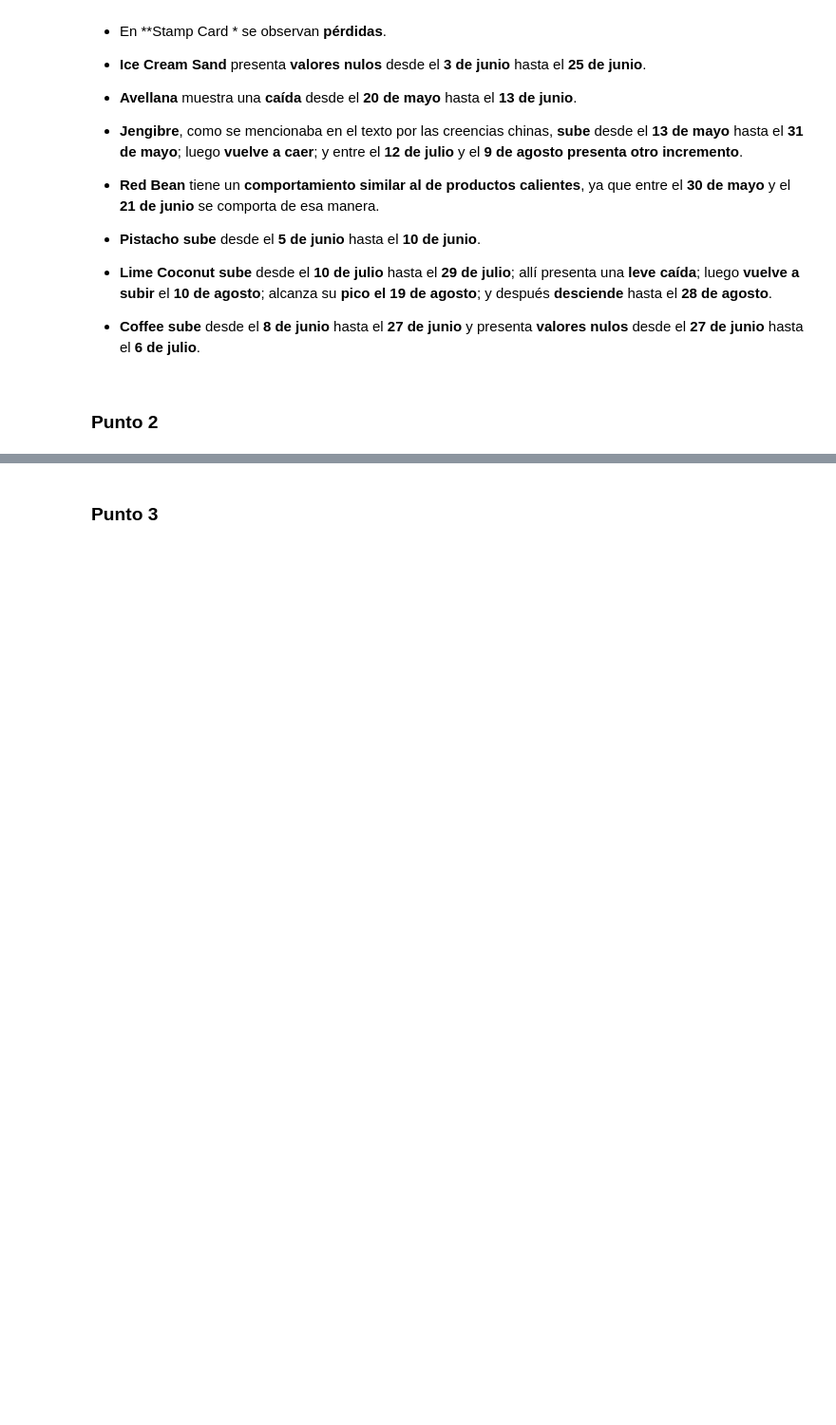
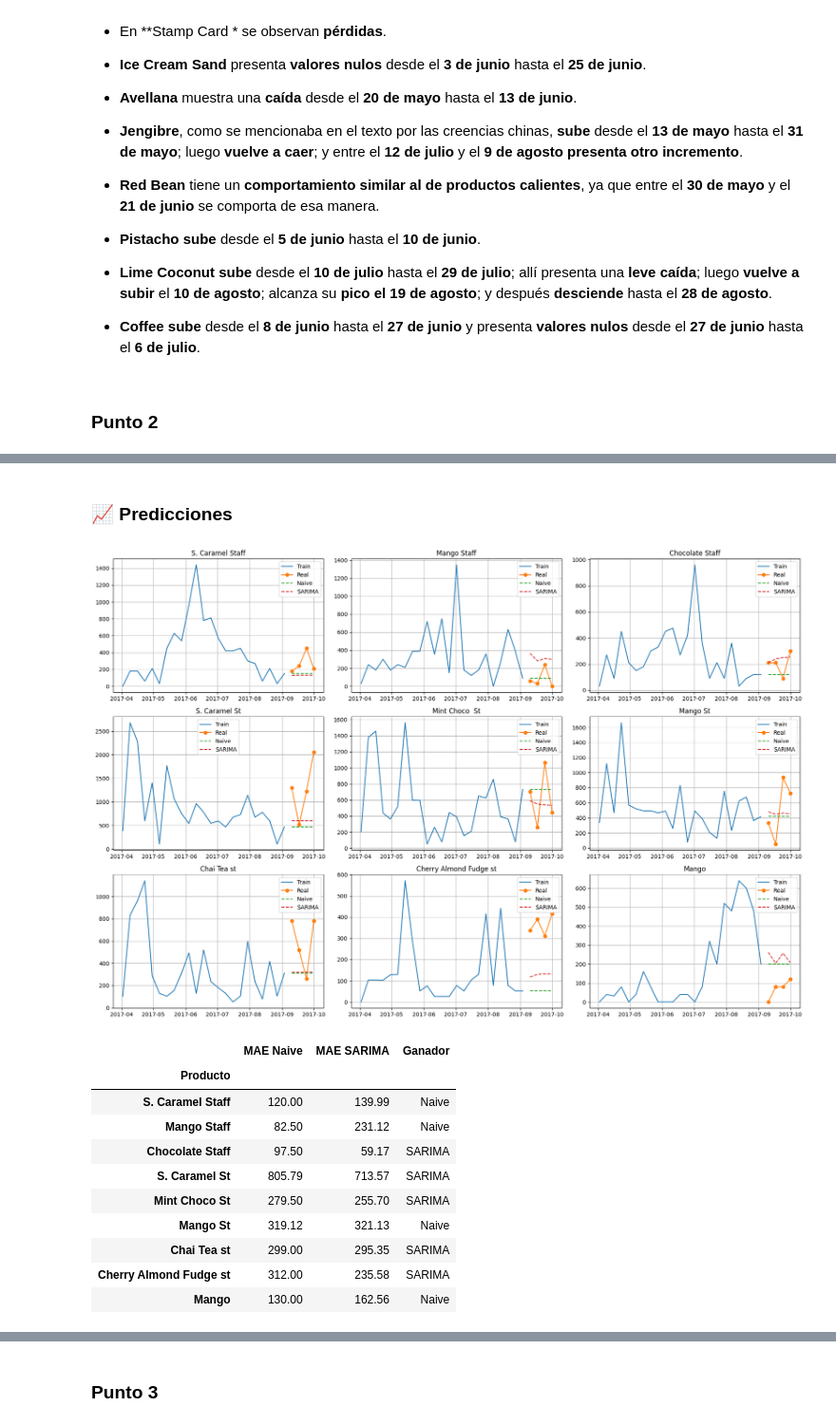
Before and after one commit to Manuel-Carreno/forecasting-parcial, a Jupyter notebook: 02_Parcial_Forecasting_(grupo).ipynb, the cells around one changed output, grey strips where cells are left out. Shown at 95% size. Saved outputs shown, nothing was run; the diff lists cells and outputs as text; code cells hidden in the pictures; blank space fills up the shorter version.

```diff
--- a/02_Parcial_Forecasting_(grupo).ipynb
+++ b/02_Parcial_Forecasting_(grupo).ipynb
@@ -497,0 +614,80 @@ False
+# %% [markdown]
+### 📈 Predicciones
+# %%
+# Primero vamos a probar con el modelo de forecast Naive
+all_products = [p for prods in productos.values() for p in prods]
+naive_forecasts = {}
+
+for p in all_products:
+    last_value = train[p].iloc[-1]
+    pred = [last_value]*len(test)
+
+    naive_forecasts[p] = pd.Series(pred, index=test.index)
+
+
+# Ahora vamos con el modelo de forecast SARIMA
+sarima_forecasts = {}
+
+for p in all_products:
+    try:
+        model = SARIMAX(train[p], order=(1,1,1))
+        results = model.fit(disp=False)
+
+        pred = results.forecast(steps=len(test))
+        pred.index = test.index
+
+        sarima_forecasts[p] = pred
+
+    except:
+        print(f"Error en {p}")
+
+# graficas
+# graficas
+fig, axes = plt.subplots(3, 3, figsize=(18, 12))
+axes = axes.flatten()
+
+for i, p in enumerate(all_products):
+    ax = axes[i]
+
+    ax.plot(train.index, train[p], label='Train')
+    ax.plot(test.index, test[p], label='Real', marker='o')
+
+    ax.plot(test.index, naive_forecasts[p],
+             label='Naive', linestyle='--')
+
+    ax.plot(test.index, sarima_forecasts[p],
+             label='SARIMA', linestyle='--')
+
+    ax.set_title(p)
+    ax.legend()
+    ax.grid()
+
+plt.tight_layout()
+plt.show()
+
+# metricas de ambos modelos
+resultados = []
+for p in all_products:
+    mae_naive  = mean_absolute_error(test[p], naive_forecasts[p])
+    mae_sarima = mean_absolute_error(test[p], sarima_forecasts[p])
+    resultados.append({
+        'Producto':   p,
+        'MAE Naive':  round(mae_naive, 2),
+        'MAE SARIMA': round(mae_sarima, 2),
+        'Ganador':    'SARIMA' if mae_sarima < mae_naive else 'Naive'
+    })
+
+pd.DataFrame(resultados).set_index('Producto')
+# %% [output]
+[figure, added]
+|  | MAE Naive | MAE SARIMA | Ganador |
+| Producto |  |  |  |
+| S. Caramel Staff | 120.00 | 139.99 | Naive |
+| Mango Staff | 82.50 | 231.12 | Naive |
+| Chocolate Staff | 97.50 | 59.17 | SARIMA |
+| S. Caramel St | 805.79 | 713.57 | SARIMA |
+| Mint Choco St | 279.50 | 255.70 | SARIMA |
+| Mango St | 319.12 | 321.13 | Naive |
+| Chai Tea st | 299.00 | 295.35 | SARIMA |
+| Cherry Almond Fudge st | 312.00 | 235.58 | SARIMA |
+| Mango | 130.00 | 162.56 | Naive |
```
Also changed, not shown: parts of 12 cells of this notebook.
